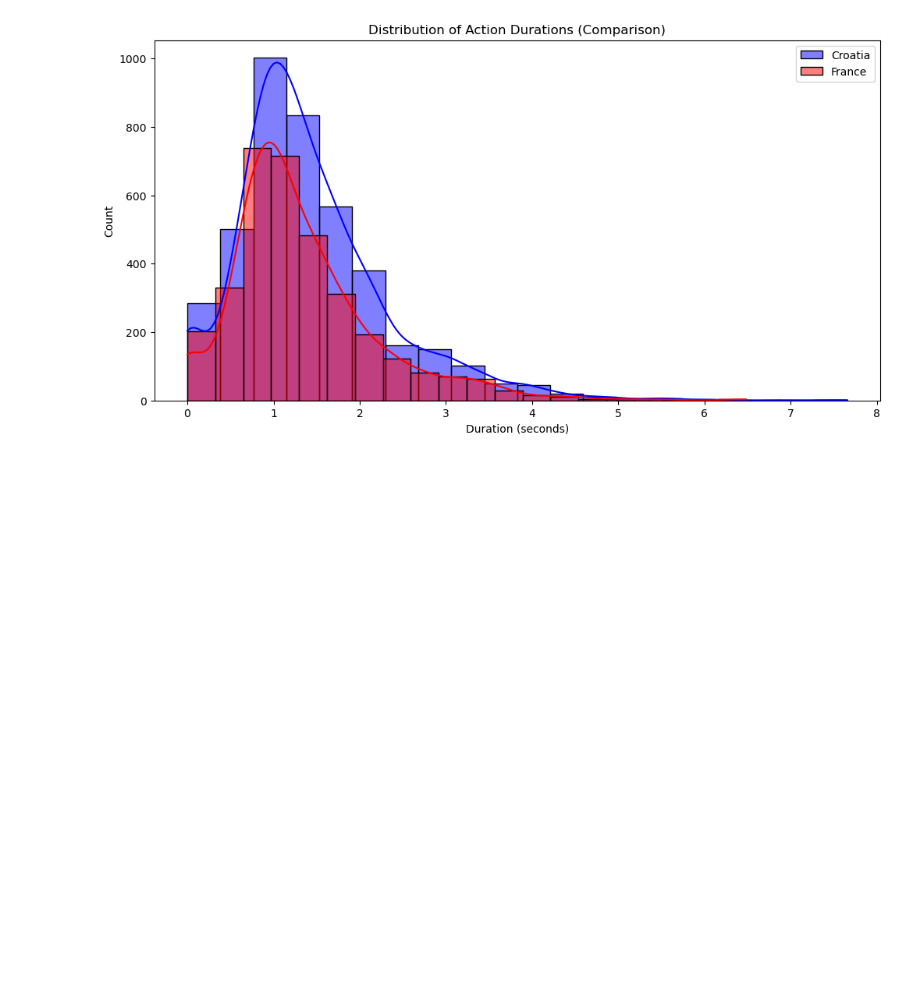
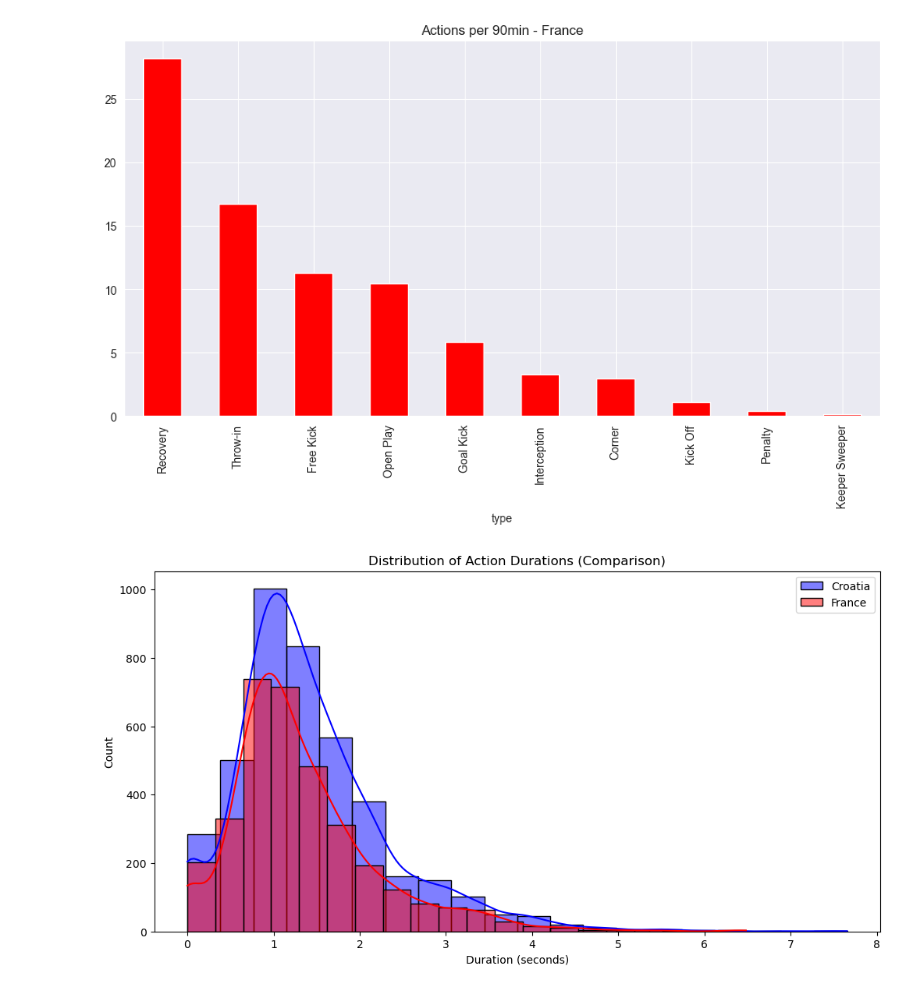
Before and after one commit to ebnerlena/pods_project, a Jupyter notebook: notebooks/wordcup_data_analysis.ipynb, the cells around one changed output. Cells and saved outputs as stored; diff of their text form; code cells hidden in the pictures; blank space fills up the shorter version.

```diff
--- a/notebooks/wordcup_data_analysis.ipynb
+++ b/notebooks/wordcup_data_analysis.ipynb
@@ -98,3 +111,13 @@ plt.show()
+# %%
+plt.figure(figsize=(12, 6))
+
+# Plot France data
+france_actions_per_90 = france_data_filtered['type'].value_counts() / 7
+france_actions_per_90.plot(kind="bar", color='r')
+plt.title('Actions per 90min - France')
+plt.show()
+# %% [output]
+[figure, added]
 # %%
 # Distribution of Action Durations
 plt.figure(figsize=(12, 6))
```
Also changed, not shown: parts of 6 cells of this notebook, 7 other files.
